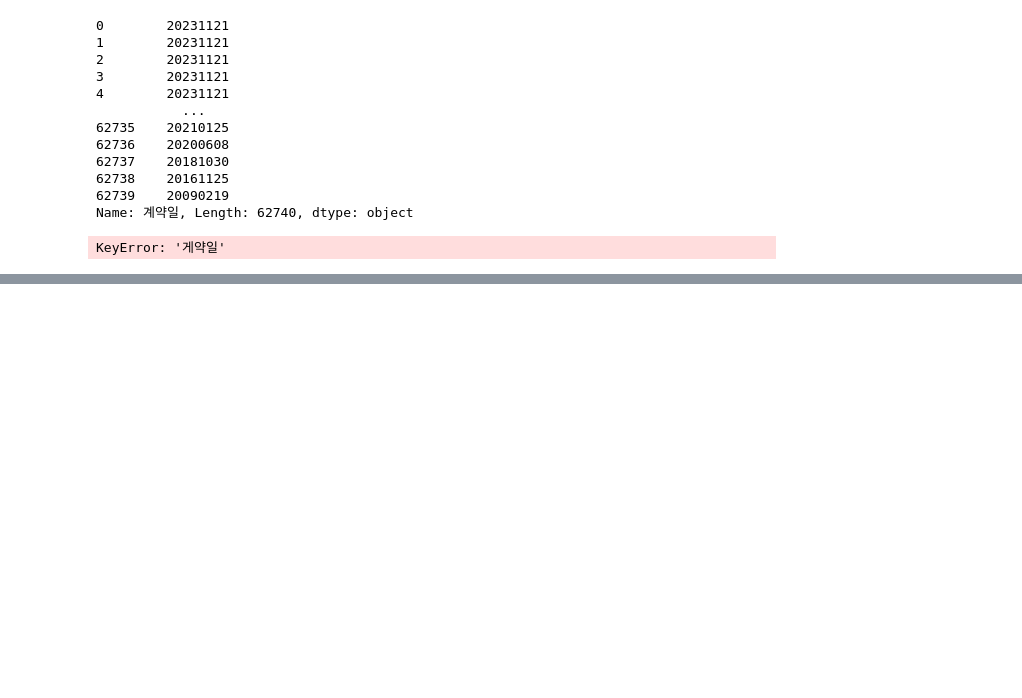
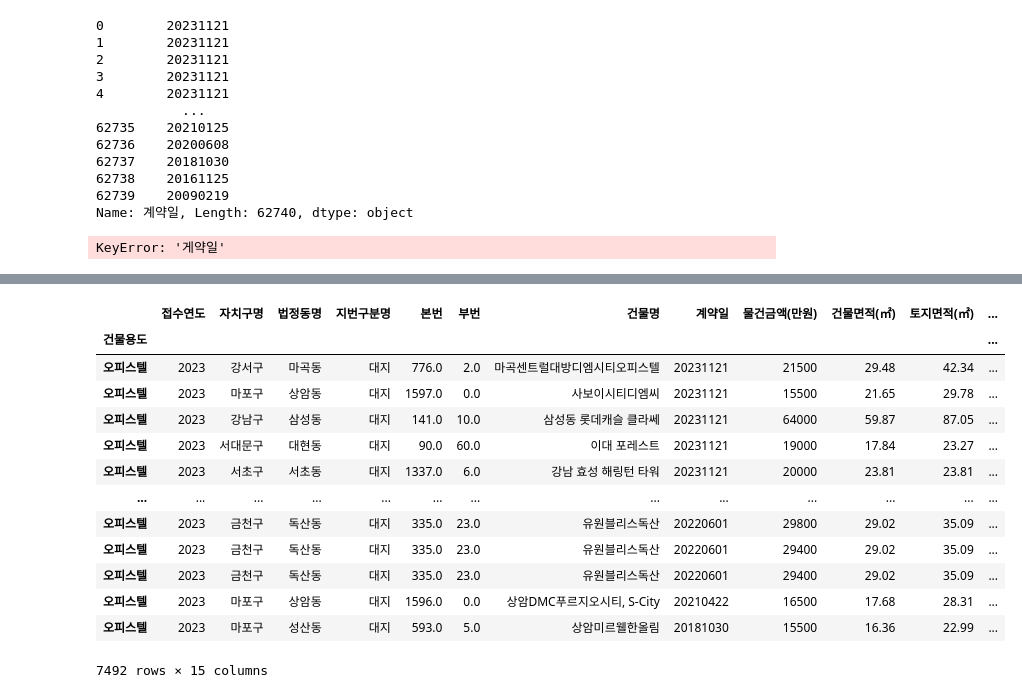
Before and after one commit to isk03300/my_projcet, a Jupyter notebook: dev_data.ipynb, the cells around one changed output, grey strips where cells are left out. Saved outputs shown, nothing was run; the diff lists cells and outputs as text; code cells hidden in the pictures; blank space fills up the shorter version.

```diff
--- a/dev_data.ipynb
+++ b/dev_data.ipynb
@@ -91,0 +169,19 @@ sb.countplot(data = df , x = '자치구명')
+# %%
+df_op = df.loc[ df['건물용도'] =='오피스텔' ,].set_index('건물용도')
+# %%
+df_op
+# %% [output]
+|  | 접수연도 | 자치구명 | 법정동명 | 지번구분명 | 본번 | 부번 | 건물명 | 계약일 | 물건금액(만원) | 건물면적(㎡) | 토지면적(㎡) | ... |
+| 건물용도 |  |  |  |  |  |  |  |  |  |  |  | ... |
+| 오피스텔 | 2023 | 강서구 | 마곡동 | 대지 | 776.0 | 2.0 | 마곡센트럴대방디엠시티오피스텔 | 20231121 | 21500 | 29.48 | 42.34 | ... |
+| 오피스텔 | 2023 | 마포구 | 상암동 | 대지 | 1597.0 | 0.0 | 사보이시티디엠씨 | 20231121 | 15500 | 21.65 | 29.78 | ... |
+| 오피스텔 | 2023 | 강남구 | 삼성동 | 대지 | 141.0 | 10.0 | 삼성동 롯데캐슬 클라쎄 | 20231121 | 64000 | 59.87 | 87.05 | ... |
+| 오피스텔 | 2023 | 서대문구 | 대현동 | 대지 | 90.0 | 60.0 | 이대 포레스트 | 20231121 | 19000 | 17.84 | 23.27 | ... |
+| 오피스텔 | 2023 | 서초구 | 서초동 | 대지 | 1337.0 | 6.0 | 강남 효성 해링턴 타워 | 20231121 | 20000 | 23.81 | 23.81 | ... |
+| ... | ... | ... | ... | ... | ... | ... | ... | ... | ... | ... | ... | ... |
+| 오피스텔 | 2023 | 금천구 | 독산동 | 대지 | 335.0 | 23.0 | 유원블리스독산 | 20220601 | 29800 | 29.02 | 35.09 | ... |
+| 오피스텔 | 2023 | 금천구 | 독산동 | 대지 | 335.0 | 23.0 | 유원블리스독산 | 20220601 | 29400 | 29.02 | 35.09 | ... |
+| 오피스텔 | 2023 | 금천구 | 독산동 | 대지 | 335.0 | 23.0 | 유원블리스독산 | 20220601 | 29400 | 29.02 | 35.09 | ... |
+| 오피스텔 | 2023 | 마포구 | 상암동 | 대지 | 1596.0 | 0.0 | 상암DMC푸르지오시티, S-City | 20210422 | 16500 | 17.68 | 28.31 | ... |
+| 오피스텔 | 2023 | 마포구 | 성산동 | 대지 | 593.0 | 5.0 | 상암미르웰한올림 | 20181030 | 15500 | 16.36 | 22.99 | ... |
+7492 rows × 15 columns
```
Also changed, not shown: parts of 20 cells of this notebook, 1 other file.
